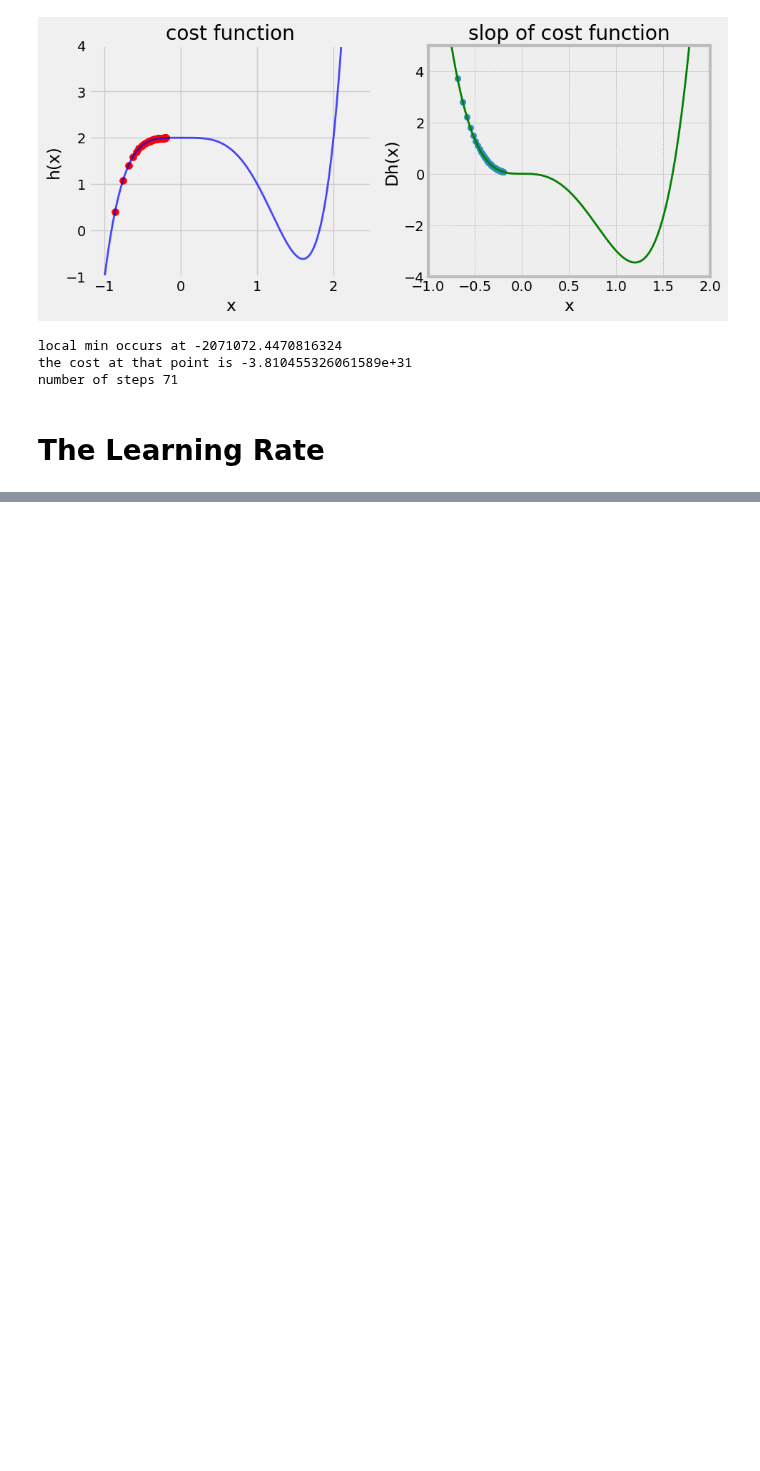
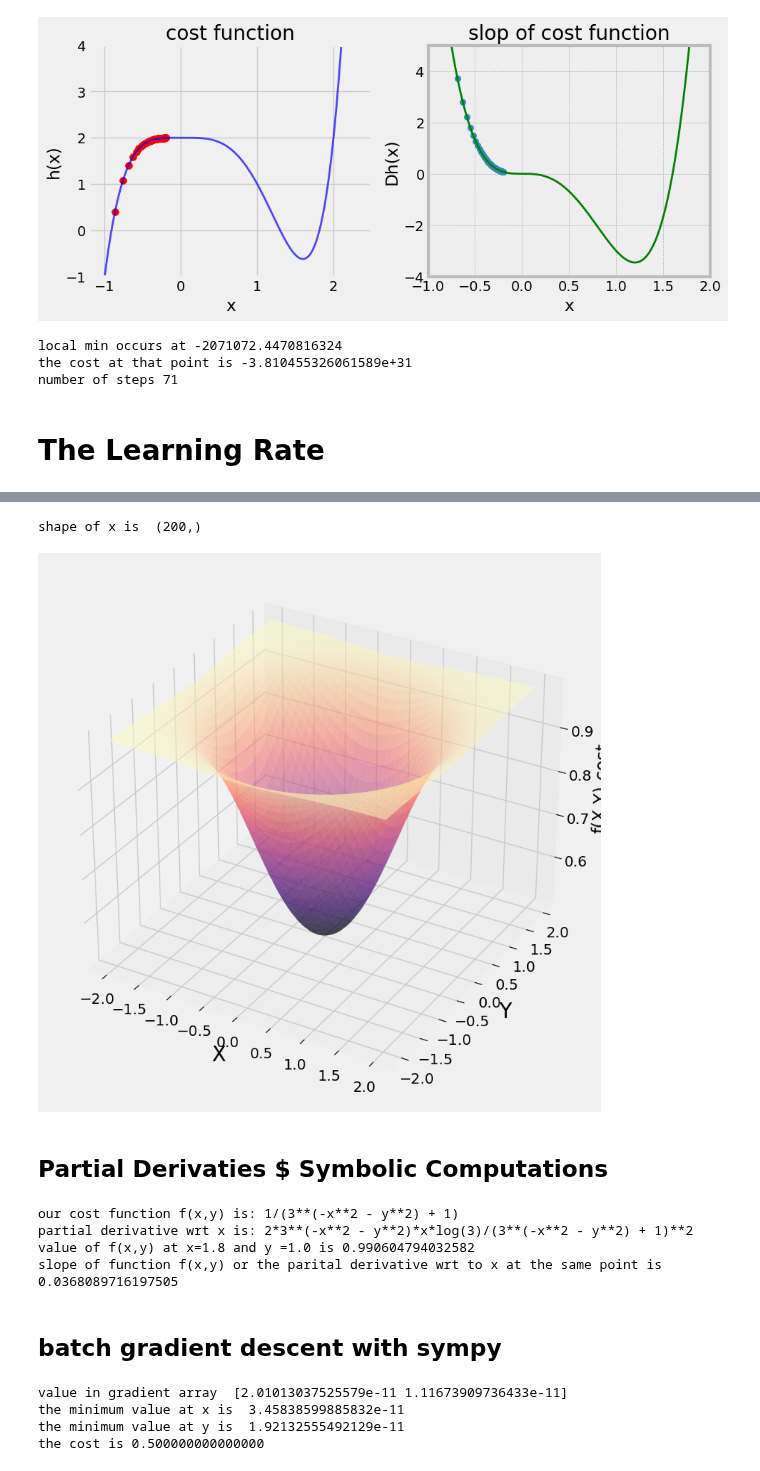
Before and after one commit to kuljeet234/Minor-ML-projects, a Jupyter notebook: gradient descent/gradient descent.ipynb, the cells around one changed output, grey strips where cells are left out. Saved outputs shown, nothing was run; the diff lists cells and outputs as text; code cells hidden in the pictures; blank space fills up the shorter version.

```diff
--- a/gradient descent/gradient descent.ipynb
+++ b/gradient descent/gradient descent.ipynb
@@ -330,0 +339,65 @@ SyntaxError: invalid syntax. Perhaps you forgot a comma? (2626506497.py, line 27
+# %%
+def f(x,y):
+    r = 3**(-x**2 - y**2)
+    return 1/(r+1)
+# %%
+# making our x and y data
+
+x_4 = np.linspace(start=-2, stop=2, num=200)
+y_4 = np.linspace(start=-2, stop=2, num=200)
+print('shape of x is ', x_4.shape)
+
+x_4,y_4 = np.meshgrid(x_4,y_4)
+# %% [output]
+shape of x is  (200,)
+# %%
+#designing a 3-d graph
+fig = plt.figure(figsize=(9,9))
+ax = fig.add_subplot(projection = '3d')
+ax.plot_surface(x_4,y_4,f(x_4,y_4),color='red',cmap= cm.magma, alpha = 0.5)
+ax.set_xlabel(r'X', fontsize = 20)
+ax.set_ylabel(r'Y', fontsize = 20)
+ax.set_zlabel(r'f(X,Y)-cost')
+plt.show()
+# %% [output]
+[figure, added]
+# %% [markdown]
+## Partial Derivaties $ Symbolic Computations
+# %%
+a,b = symbols('x,y')
+print('our cost function f(x,y) is:',f(a,b))
+print('partial derivative wrt x is:',diff(f(a,b),a))
+print('value of f(x,y) at x=1.8 and y =1.0 is',
+      f(a,b).evalf(subs={a:1.8,b:1.0}))
+print('slope of function f(x,y) or the parital derivative wrt to x at the same point is'
+      ,diff(f(a,b),a).evalf(subs={a:1.8,b:1.0}))
+# %% [output]
+our cost function f(x,y) is: 1/(3**(-x**2 - y**2) + 1)
+partial derivative wrt x is: 2*3**(-x**2 - y**2)*x*log(3)/(3**(-x**2 - y**2) + 1)**2
+value of f(x,y) at x=1.8 and y =1.0 is 0.990604794032582
+slope of function f(x,y) or the parital derivative wrt to x at the same point is 0.0368089716197505
+# %% [markdown]
+## batch gradient descent with sympy
+# %%
+# setup
+
+mulitplier = 0.1
+max_iter = 500
+params = np.array([1.8,1.0])
+
+for n in range(max_iter):
+    gradient_x = diff(f(a,b),a).evalf(subs={a:params[0],b:params[1]})
+    gradient_y = diff(f(a,b),b).evalf(subs={a:params[0],b:params[1]})
+    gradients = np.array([gradient_x,gradient_y])
+    params = params - mulitplier*gradients
+
+#results
+print("value in gradient array ",gradients)
+print('the minimum value at x is ',params[0])
+print('the minimum value at y is ',params[1])
+print('the cost is',f(params[0],params[1]))
+# %% [output]
+value in gradient array  [2.01013037525579e-11 1.11673909736433e-11]
+the minimum value at x is  3.45838599885832e-11
+the minimum value at y is  1.92132555492129e-11
+the cost is 0.500000000000000
```
Also changed, not shown: parts of 6 cells of this notebook.
